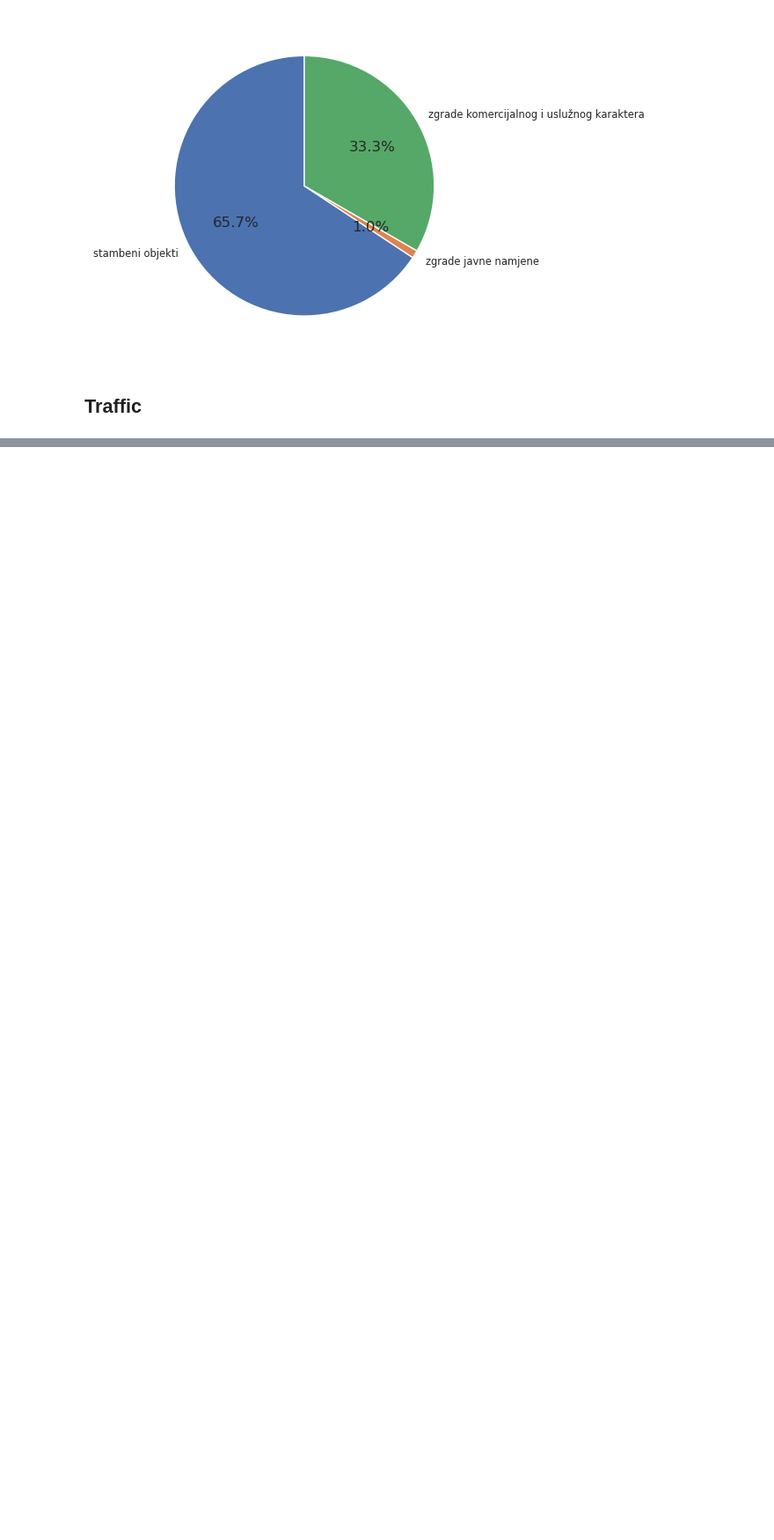
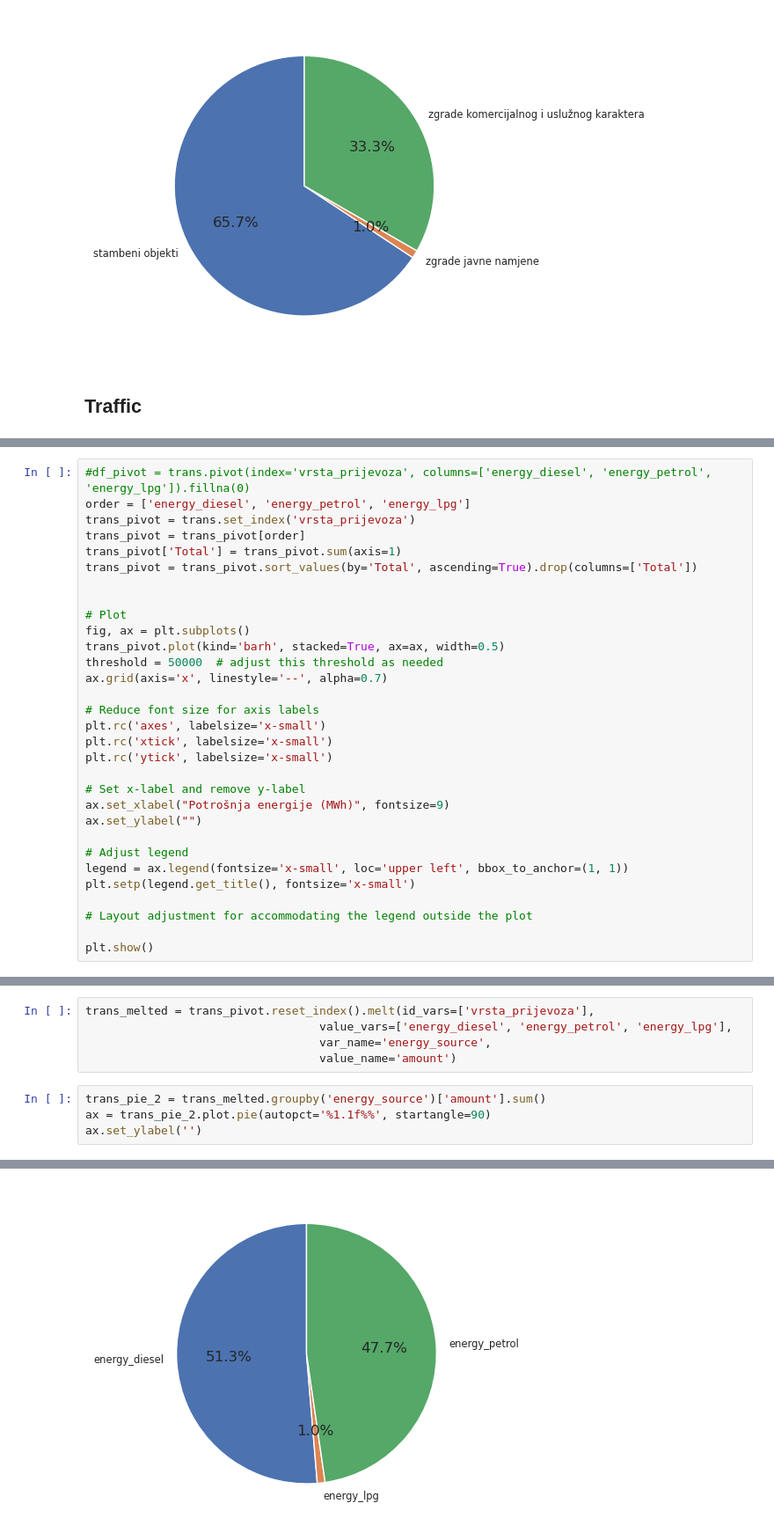
Before and after one commit to Green-Zone-Lab/vk_secap, a Jupyter notebook: notebooks/2011_Base_inventory.ipynb, the cells around one changed output, grey strips where cells are left out. Shown: that part at 88% size. Drawn from its saved outputs; the diff is of its cells as text; blank space fills up the shorter version.

Commit message:
Base inventory up to full energy consumption

```diff
--- a/notebooks/2011_Base_inventory.ipynb
+++ b/notebooks/2011_Base_inventory.ipynb
@@ -154,0 +156,31 @@ trans['energy_lpg'] = trans['procijenjena_potrošena_masa_unp(t)'] * constants.l
+# %%
+#df_pivot = trans.pivot(index='vrsta_prijevoza', columns=['energy_diesel', 'energy_petrol', 'energy_lpg']).fillna(0)
+order = ['energy_diesel', 'energy_petrol', 'energy_lpg']
+trans_pivot = trans.set_index('vrsta_prijevoza')
+trans_pivot = trans_pivot[order]
+trans_pivot['Total'] = trans_pivot.sum(axis=1)
+trans_pivot = trans_pivot.sort_values(by='Total', ascending=True).drop(columns=['Total'])
+
+
+# Plot
+fig, ax = plt.subplots()
+trans_pivot.plot(kind='barh', stacked=True, ax=ax, width=0.5)
+threshold = 50000  # adjust this threshold as needed
+ax.grid(axis='x', linestyle='--', alpha=0.7)
+
+# Reduce font size for axis labels
+plt.rc('axes', labelsize='x-small')
+plt.rc('xtick', labelsize='x-small')
+plt.rc('ytick', labelsize='x-small')
+
+# Set x-label and remove y-label
+ax.set_xlabel("Potrošnja energije (MWh)", fontsize=9)
+ax.set_ylabel("")
+
+# Adjust legend
+legend = ax.legend(fontsize='x-small', loc='upper left', bbox_to_anchor=(1, 1))
+plt.setp(legend.get_title(), fontsize='x-small')
+
+# Layout adjustment for accommodating the legend outside the plot
+
+plt.show()
@@ -154,0 +200,10 @@ trans['energy_lpg'] = trans['procijenjena_potrošena_masa_unp(t)'] * constants.l
+# %%
+trans_melted = trans_pivot.reset_index().melt(id_vars=['vrsta_prijevoza'],
+                                  value_vars=['energy_diesel', 'energy_petrol', 'energy_lpg'],
+                                  var_name='energy_source',
+                                  value_name='amount')
+# %%
+trans_pie_2 = trans_melted.groupby('energy_source')['amount'].sum()
+ax = trans_pie_2.plot.pie(autopct='%1.1f%%', startangle=90)
+ax.set_ylabel('')
+# %% [output]
@@ -154,0 +211 @@ trans['energy_lpg'] = trans['procijenjena_potrošena_masa_unp(t)'] * constants.l
+[figure, added]
```
Also changed, not shown: parts of 24 cells of this notebook.
